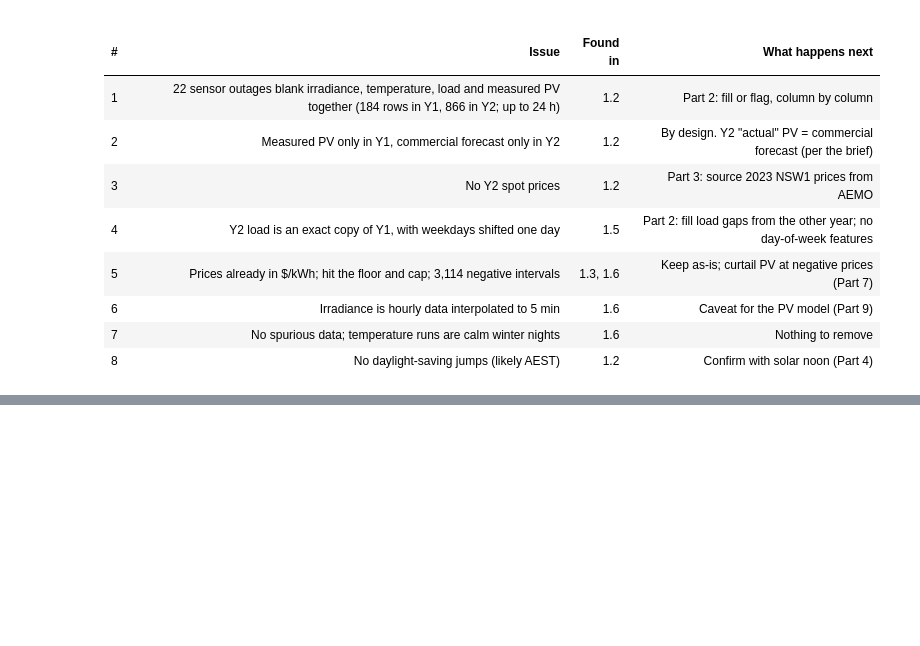
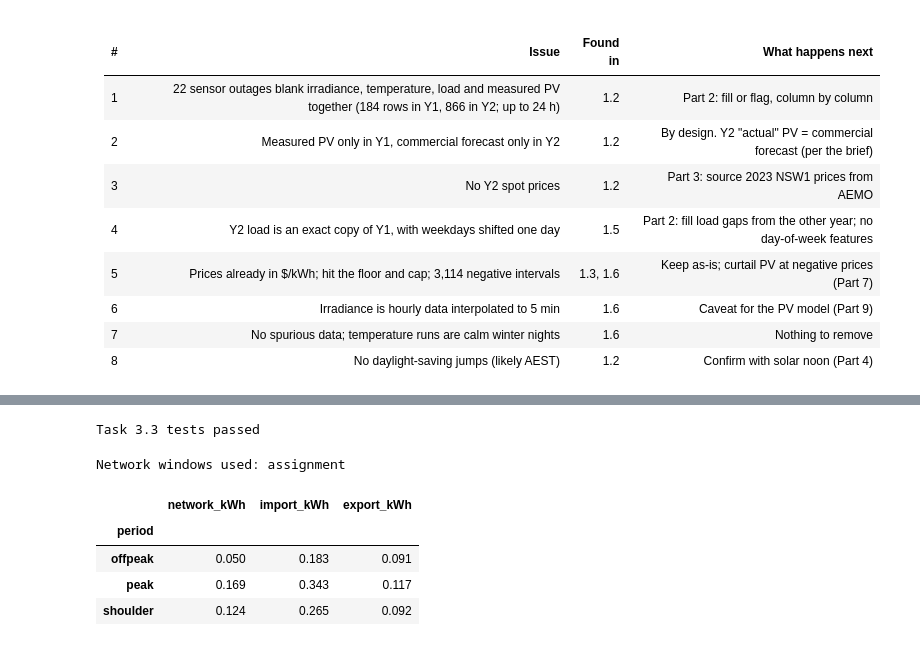
Before and after one commit to 7ayatibp/SOLA, a Jupyter notebook: SOLA4237_Assignment2.ipynb, the cells around one changed output, grey strips where cells are left out. Cells and saved outputs as stored; diff of their text form; code cells hidden in the pictures; blank space fills up the shorter version.

```diff
--- a/SOLA4237_Assignment2.ipynb
+++ b/SOLA4237_Assignment2.ipynb
@@ -108,6 +110,8 @@ DATA_PATH = os.environ.get(
     "SOLA_DATA_PATH",
     "/Users/bilalp/Documents/SOLA4237/CER_Assignments/Assignment_2/SOLA/Data_NSW_Thredbo - Alpine_2022-2023_partial.csv",
 )
+PRICE_DIR = Path(DATA_PATH).parent / "data"     # AEMO price cache (Part 3), created on first run
+AEMO_PRICE_URL = "https://aemo.com.au/aemo/data/nem/priceanddemand/PRICE_AND_DEMAND_{ym}_{region}.csv"
 # ---------- Column map: the ONLY place raw CSV names appear ----------
 COL = dict(
     time     = "timestamp",
@@ -671,0 +756,3 @@ Part 1 diagnosed the data without changing it. Part 2 fixes only what this list
+# %%
+load_clean, load_filled = fill_from_other_year(df[COL["load"]])
+print("Load gaps filled:", int(load_filled.sum()), "| still missing:", int(load_clean.isna().sum()))
@@ -671,0 +1031,17 @@ Part 1 diagnosed the data without changing it. Part 2 fixes only what this list
+# %%
+def network_period(index: pd.DatetimeIndex, windows: str = NETWORK_WINDOWS) -> np.ndarray:
+    """'peak' / 'shoulder' / 'offpeak' for each timestamp, by the hour of its stamp (as the site's ToU tariff does)."""
+    h = index.hour
+    if windows == "assignment":        # Finding 1.4: identical every day
+        return np.select([(h >= 19) & (h < 23), (h >= 7) & (h < 19)], ["peak", "shoulder"], "offpeak")
+    if windows == "essential":         # weekdays only; weekends all off-peak; applied on the data's AEST clock
+        wk = index.dayofweek < 5
+        return np.select([wk & (h >= 17) & (h < 20),
+                          wk & (((h >= 7) & (h < 17)) | ((h >= 20) & (h < 22)))], ["peak", "shoulder"], "offpeak")
+    raise ValueError(f"unknown NETWORK_WINDOWS: {windows!r}")
+
+
+def financial_year(index: pd.DatetimeIndex) -> np.ndarray:
+    """Australian financial year label for each timestamp, e.g. '2022-23' (the year starts 1 July)."""
+    start = np.where(index.month >= 7, index.year, index.year - 1)
+    return np.array([f"{y}-{str(y + 1)[-2:]}" for y in start])
@@ -671,0 +1060,47 @@ Part 1 diagnosed the data without changing it. Part 2 fixes only what this list
+# %%
+def wholesale_retail_price(spot: pd.Series, windows: str = NETWORK_WINDOWS) -> pd.DataFrame:
+    """Wholesale pass-through prices for each interval of `spot` ($/kWh, interval-end stamps).
+
+    import = (spot x LOSS_FACTOR + network + environmental + fees + hedging) x (1 + GST)
+    export = spot   (negative included)
+    network comes from NETWORK_RATES[financial year][period]; all adders are in c/kWh, so divide by 100.
+    Returns a DataFrame on spot's index with columns: period, network_kWh, import_kWh, export_kWh.
+    """
+    # period for each interval (network_period) and financial year (financial_year)
+    period = network_period(spot.index, windows)
+    fy = financial_year(spot.index)
+
+    network = np.array([NETWORK_RATES[f][p] for f, p in zip(fy, period)]) / 100   # c/kWh -> $/kWh
+
+    import_kwh = (spot * LOSS_FACTOR + network + (ENV_C_KWH + FEES_C_KWH + HEDGE_C_KWH) / 100) * (1 + GST)
+
+    out = pd.DataFrame({"period" : period, "network_kWh": network,"import_kWh": import_kwh, "export_kWh": spot }, index=spot.index)
+    return out
+# %%
+"""Tests for Task 3.3 (hand-calculated)"""
+_idx = pd.to_datetime(["2023-01-10 02:00",    # off-peak, FY 2022-23
+                       "2023-08-15 19:30",    # peak, FY 2023-24 (assignment windows)
+                       "2023-08-15 12:00"])   # shoulder, FY 2023-24, negative spot
+_w = wholesale_retail_price(pd.Series([0.05, 0.10, -0.04], index=_idx), windows="assignment")
+_adders = (1.781 + 0.157 + 0.263) / 100                                        # 0.02201 $/kWh
+assert _w["period"].tolist() == ["offpeak", "peak", "shoulder"]
+assert np.allclose(_w["network_kWh"], [0.048957, 0.176443, 0.126958])
+assert np.isclose(_w["import_kWh"].iloc[0], (0.05 * 1.034 + 0.048957 + _adders) * 1.1)   # = 0.13493
+assert np.isclose(_w["import_kWh"].iloc[1], (0.10 * 1.034 + 0.176443 + _adders) * 1.1)   # = 0.33204
+assert np.isclose(_w["import_kWh"].iloc[2], (-0.04 * 1.034 + 0.126958 + _adders) * 1.1)  # negative spot lowers the import price
+assert _w["export_kWh"].tolist() == [0.05, 0.10, -0.04]                                  # export = spot, negatives kept
+assert _w.index.equals(_idx)
+print("Task 3.3 tests passed")
+# %% [output]
+Task 3.3 tests passed
+# %%
+wholesale = wholesale_retail_price(dfc.loc[dfc.year == 2, "rrp_kWh"])
+print("Network windows used:", NETWORK_WINDOWS)
+wholesale.groupby("period")[["network_kWh", "import_kWh", "export_kWh"]].mean().round(3)
+# %% [output]
+Network windows used: assignment
+|  | network_kWh | import_kWh | export_kWh |
+| period |  |  |  |
+| offpeak | 0.050 | 0.183 | 0.091 |
+| peak | 0.169 | 0.343 | 0.117 |
+| shoulder | 0.124 | 0.265 | 0.092 |
```
Also changed, not shown: parts of 38 cells of this notebook, 18 other files.
